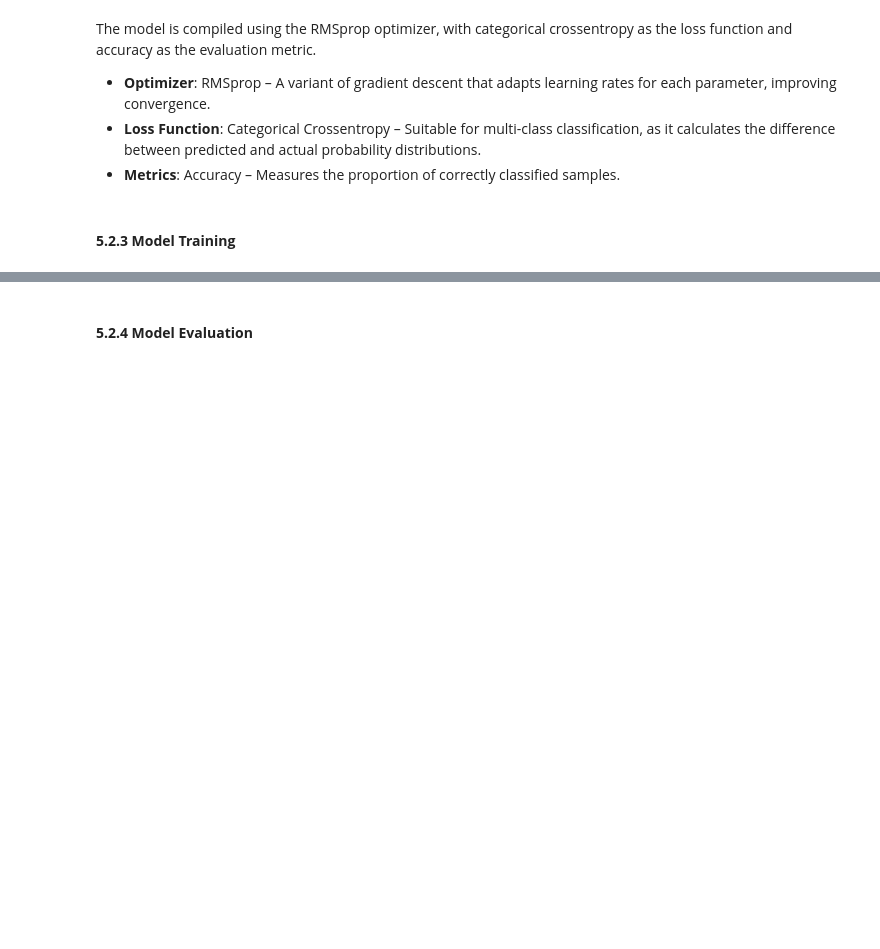
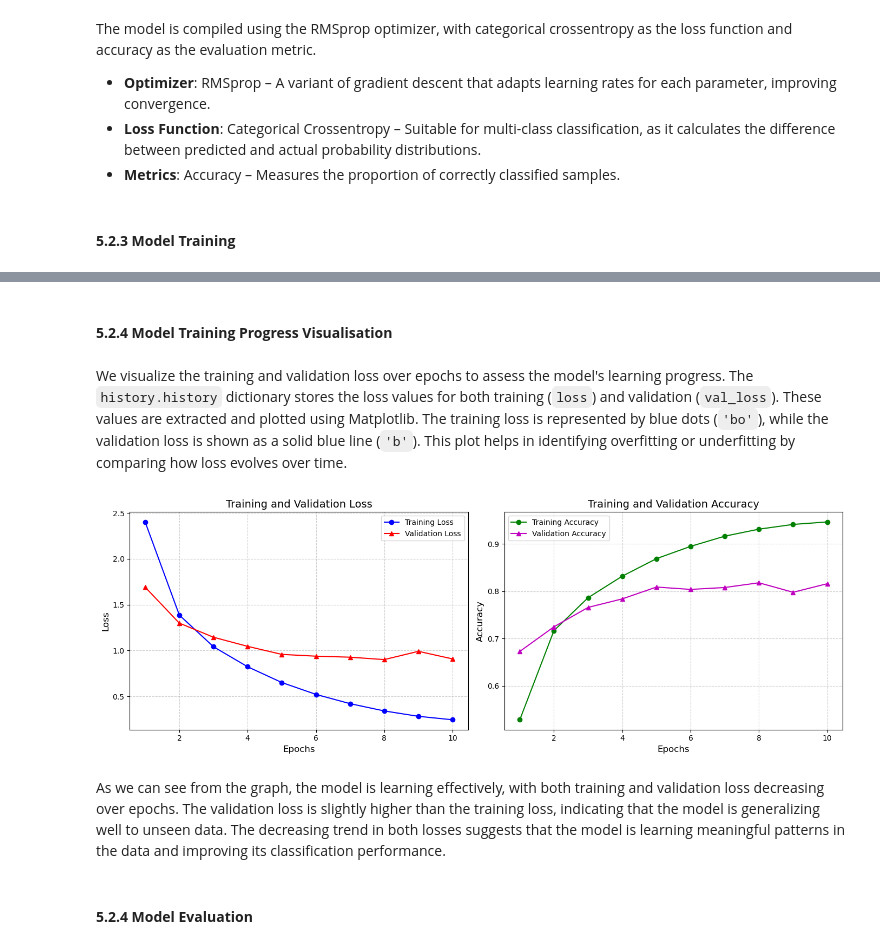
Before and after one commit to zayLatt25/mlnn-finals, a Jupyter notebook: mlnn-finals.ipynb, the cells around one changed output, grey strips where cells are left out. Drawn from its saved outputs; the diff is of its cells as text; code cells hidden in the pictures; blank space fills up the shorter version.

```diff
--- a/mlnn-finals.ipynb
+++ b/mlnn-finals.ipynb
@@ -380,3 +398,45 @@ Epoch 10/10
+# %% [markdown]
+#### **5.2.4 Model Training Progress Visualisation**
+# %% [markdown]
+We visualize the training and validation loss over epochs to assess the model's learning progress. The `history.history` dictionary stores the loss values for both training (`loss`) and validation (`val_loss`). These values are extracted and plotted using Matplotlib. The training loss is represented by blue dots (`'bo'`), while the validation loss is shown as a solid blue line (`'b'`). This plot helps in identifying overfitting or underfitting by comparing how loss evolves over time.
+# %%
+# Plotting the training and validation loss
+# {Original Code}
+history_dict = history.history
+loss_values = history_dict['loss']
+val_loss_values = history_dict['val_loss']
+acc_values = history_dict['accuracy']
+val_acc_values = history_dict['val_accuracy']
+epochs = range(1, len(loss_values) + 1)
+
+# Create a figure with 2 subplots
+fig, axes = plt.subplots(1, 2, figsize=(14, 5))
+
+# Plot Loss
+axes[0].plot(epochs, loss_values, 'bo-', label='Training Loss')  # Blue with circles
+axes[0].plot(epochs, val_loss_values, 'r^-', label='Validation Loss')  # Red with triangles
+axes[0].set_xlabel('Epochs', fontsize=12)
+axes[0].set_ylabel('Loss', fontsize=12)
+axes[0].set_title('Training and Validation Loss', fontsize=14)
+axes[0].legend()
+axes[0].grid(True, linestyle='--', alpha=0.6)
+
+# Plot Accuracy
+axes[1].plot(epochs, acc_values, 'go-', label='Training Accuracy')  # Green with circles
+axes[1].plot(epochs, val_acc_values, 'm^-', label='Validation Accuracy')  # Magenta with triangles
+axes[1].set_xlabel('Epochs', fontsize=12)
+axes[1].set_ylabel('Accuracy', fontsize=12)
+axes[1].set_title('Training and Validation Accuracy', fontsize=14)
+axes[1].legend()
+axes[1].grid(True, linestyle='--', alpha=0.6)
+
+# Show the plots
+plt.tight_layout()  # Adjust layout to prevent overlap
+plt.show()
+# %% [output]
+[figure, added]
+# %% [markdown]
+As we can see from the graph, the model is learning effectively, with both training and validation loss decreasing over epochs. The validation loss is slightly higher than the training loss, indicating that the model is generalizing well to unseen data. The decreasing trend in both losses suggests that the model is learning meaningful patterns in the data and improving its classification performance.
 # %% [markdown]
 #### **5.2.4 Model Evaluation**
 # %%
```
Also changed, not shown: parts of 22 cells of this notebook.
